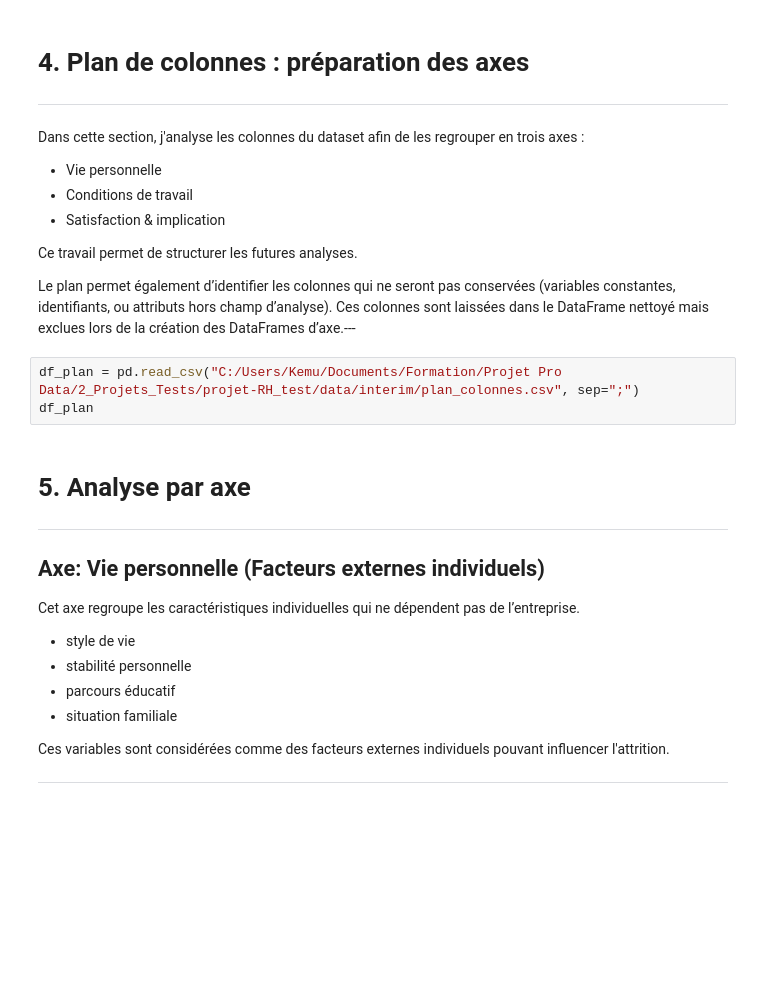
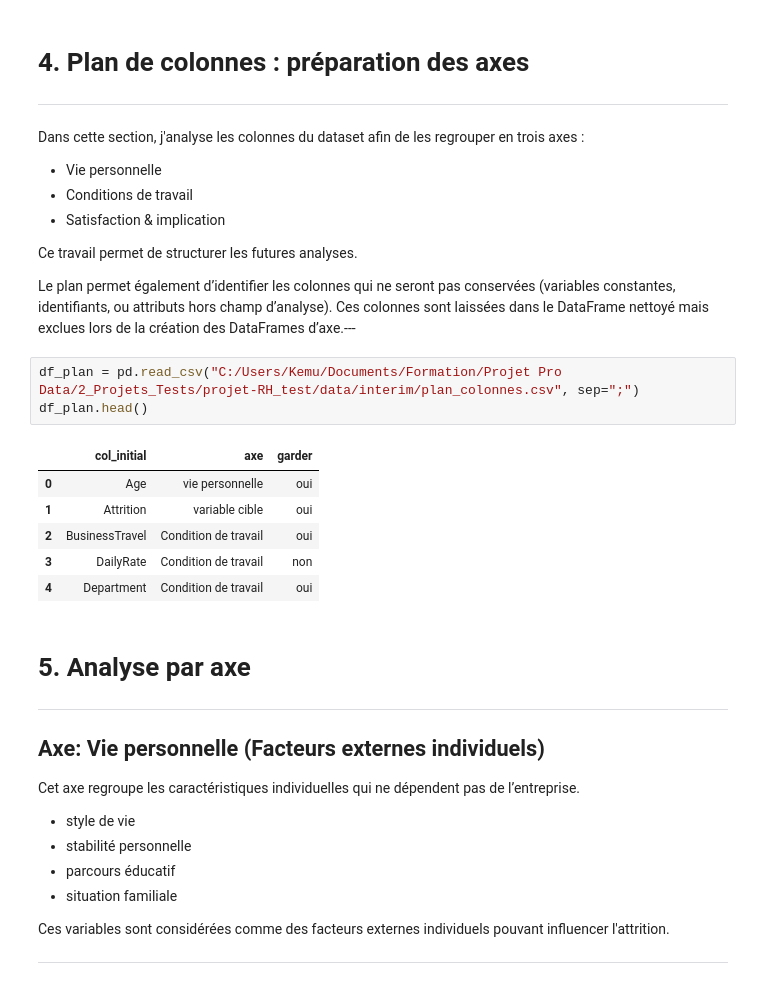
Before and after one commit to Kemuri15/employee-attrition-analysis, a Jupyter notebook: notebooks/01_rh_exploration.ipynb, the cells around one changed output. Saved outputs shown, nothing was run; the diff lists cells and outputs as text; blank space fills up the shorter version.

```diff
--- a/notebooks/01_rh_exploration.ipynb
+++ b/notebooks/01_rh_exploration.ipynb
@@ -245,7 +245,14 @@ Ce travail permet de structurer les futures analyses.
 Le plan permet également d’identifier les colonnes qui ne seront pas conservées (variables constantes, identifiants, ou attributs hors champ d’analyse). Ces colonnes sont laissées dans le DataFrame nettoyé mais exclues lors de la création des DataFrames d’axe.---
 # %%
 df_plan = pd.read_csv("C:/Users/Kemu/Documents/Formation/Projet Pro Data/2_Projets_Tests/projet-RH_test/data/interim/plan_colonnes.csv", sep=";")
-df_plan
+df_plan.head()
+# %% [output]
+|  | col_initial | axe | garder |
+| 0 | Age | vie personnelle | oui |
+| 1 | Attrition | variable cible | oui |
+| 2 | BusinessTravel | Condition de travail | oui |
+| 3 | DailyRate | Condition de travail | non |
+| 4 | Department | Condition de travail | oui |
 # %% [markdown]
 # 5. Analyse par axe
 ---
```
Also changed, not shown: 4 other files.
